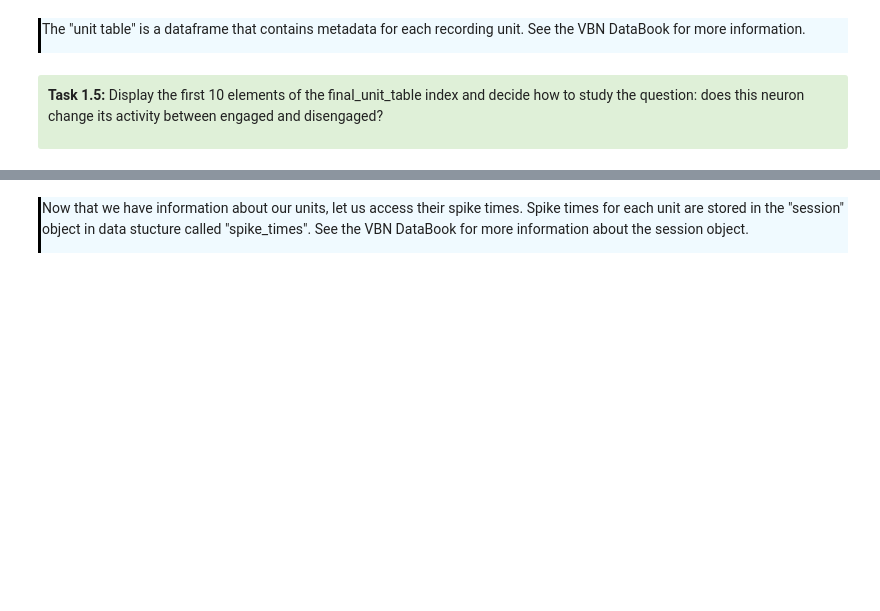
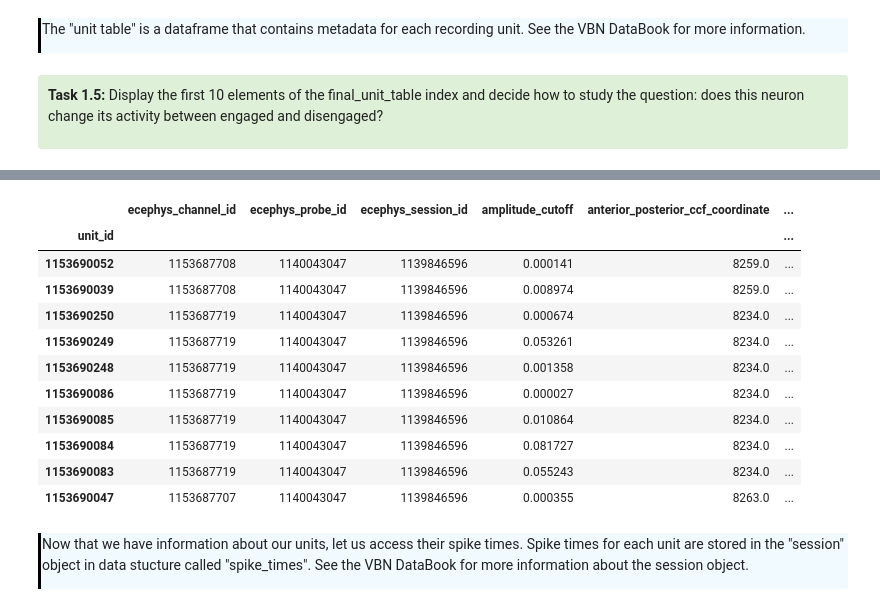
Before and after one commit to ecresp1el/swb_2023_ec_problemsworkshop, a Jupyter notebook: code_behavioralstates/Workshop_1.ipynb, the cells around one changed output, grey strips where cells are left out. Saved outputs shown, nothing was run; the diff lists cells and outputs as text; code cells hidden in the pictures; blank space fills up the shorter version.

```diff
--- a/code_behavioralstates/Workshop_1.ipynb
+++ b/code_behavioralstates/Workshop_1.ipynb
@@ -554,3 +597,19 @@ final_unit_table = unit_table.loc[unit_ids]
+# %%
+#display the first 10 elements of the final unit table
+display(final_unit_table.iloc[0:10])
+# %% [output]
+|  | ecephys_channel_id | ecephys_probe_id | ecephys_session_id | amplitude_cutoff | anterior_posterior_ccf_coordinate | ... |
+| unit_id |  |  |  |  |  | ... |
+| 1153690052 | 1153687708 | 1140043047 | 1139846596 | 0.000141 | 8259.0 | ... |
+| 1153690039 | 1153687708 | 1140043047 | 1139846596 | 0.008974 | 8259.0 | ... |
+| 1153690250 | 1153687719 | 1140043047 | 1139846596 | 0.000674 | 8234.0 | ... |
+| 1153690249 | 1153687719 | 1140043047 | 1139846596 | 0.053261 | 8234.0 | ... |
+| 1153690248 | 1153687719 | 1140043047 | 1139846596 | 0.001358 | 8234.0 | ... |
+| 1153690086 | 1153687719 | 1140043047 | 1139846596 | 0.000027 | 8234.0 | ... |
+| 1153690085 | 1153687719 | 1140043047 | 1139846596 | 0.010864 | 8234.0 | ... |
+| 1153690084 | 1153687719 | 1140043047 | 1139846596 | 0.081727 | 8234.0 | ... |
+| 1153690083 | 1153687719 | 1140043047 | 1139846596 | 0.055243 | 8234.0 | ... |
+| 1153690047 | 1153687707 | 1140043047 | 1139846596 | 0.000355 | 8263.0 | ... |
 # %% [markdown]
 <div style="border-left: 3px solid #000; padding: 1px; padding-left: 10px; background: #F0FAFF; ">
 <p> Now that we have information about our units, let us access their spike times. Spike times for each unit are stored in the "session" object in data stucture called "spike_times". See the VBN DataBook for more information about the session object.
```
Also changed, not shown: parts of 18 cells of this notebook.
